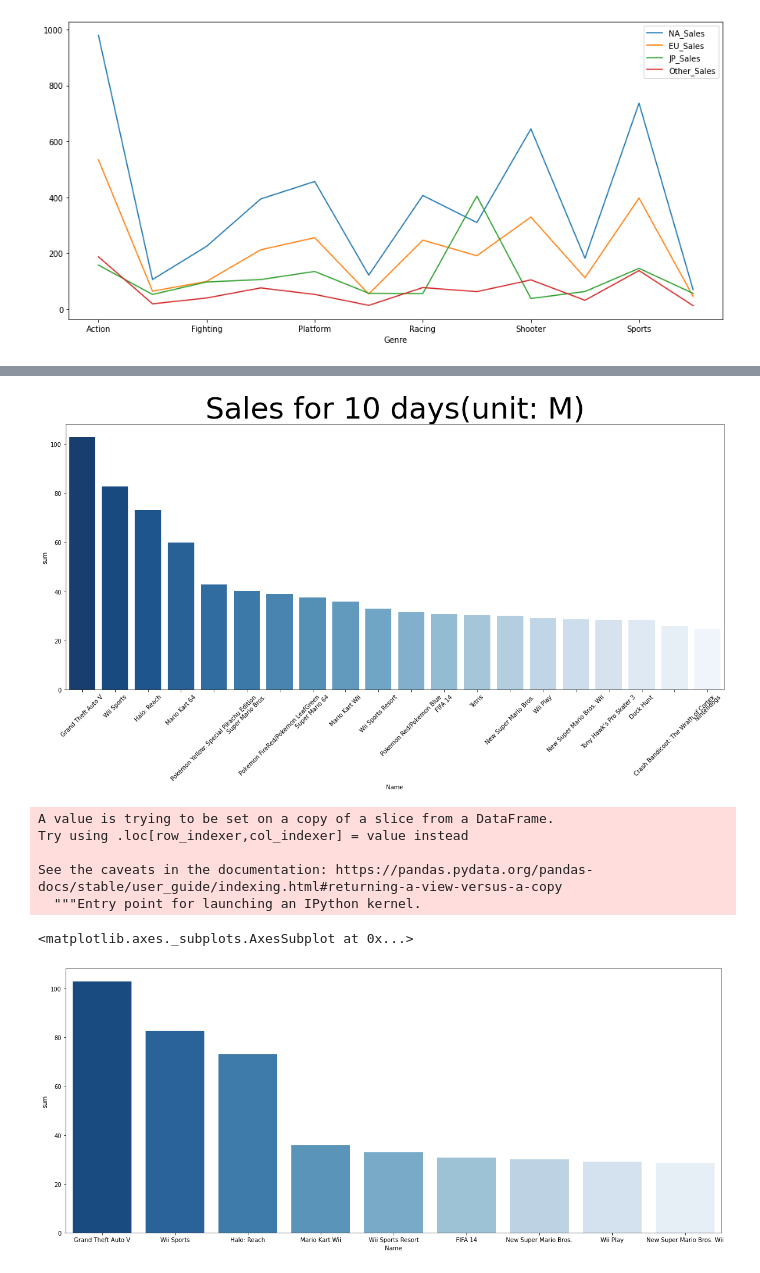
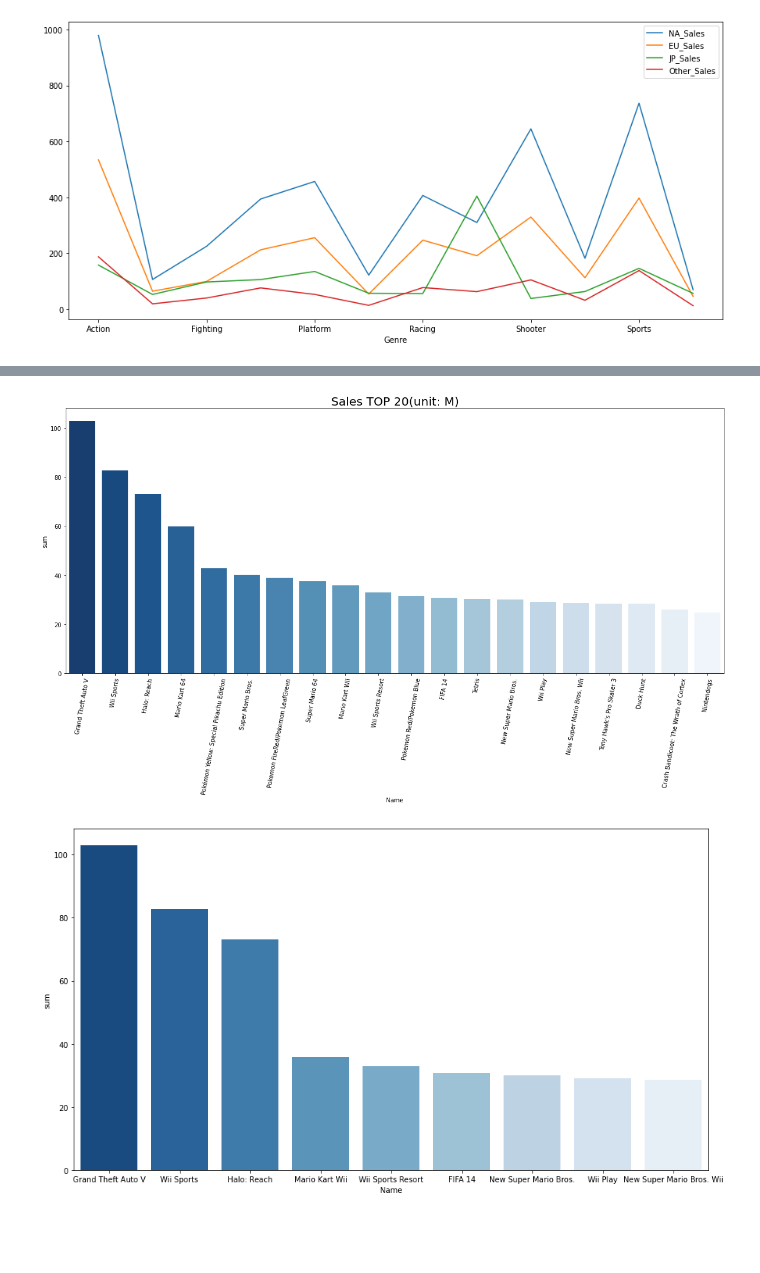
Before and after one commit to daje0601/CookBook-Python, a Jupyter notebook: section1_project_ds.ipynb, the cells around one changed output, grey strips where cells are left out. Cells and saved outputs as stored; diff of their text form; code cells hidden in the pictures; blank space fills up the shorter version.

```diff
--- a/section1_project_ds.ipynb
+++ b/section1_project_ds.ipynb
@@ -190,16 +187,8 @@ fig, ax = pyplot.subplots(figsize=a4_dims)
 sns.barplot(data=df1, x="Name", y="sum", palette="Blues_r")
 
 
-plt.xticks(rotation=45) ## x축 눈금 라벨 설정 - 40도 회전
-plt.title('Sales for 10 days(unit: M)',fontsize=50) ## 타이틀 설정
+plt.xticks(rotation=80) ## x축 눈금 라벨 설정 - 40도 회전
+plt.title('Sales TOP 20(unit: M)',fontsize=20) ## 타이틀 설정
 plt.show()
 # %% [output]
-[figure, old version]
+[figure, new version]
-# %%
-df1['Year'] = df1['Year'].astype(int)
-# %% [output]
-A value is trying to be set on a copy of a slice from a DataFrame.
-Try using .loc[row_indexer,col_indexer] = value instead
-
-See the caveats in the documentation: https://pandas.pydata.org/pandas-docs/stable/user_guide/indexing.html#returning-a-view-versus-a-copy
-  """Entry point for launching an IPython kernel.
@@ -208,8 +198,7 @@ df2 = df1[df1["Year"] > 2005]
 # %%
-a4_dims = (20, 8.27)
+a4_dims = (15, 8.27)
 fig, ax = pyplot.subplots(figsize=a4_dims)
 
-sns.barplot(data=df2, x="Name", y="sum", palette="Blues_r")
+sns.barplot(data=df2, x="Name", y="sum", palette="Blues_r");
 # %% [output]
-<matplotlib.axes._subplots.AxesSubplot at 0x...>
-[figure, old version]
+[figure, new version]
```
Also changed, not shown: parts of 17 cells of this notebook.
